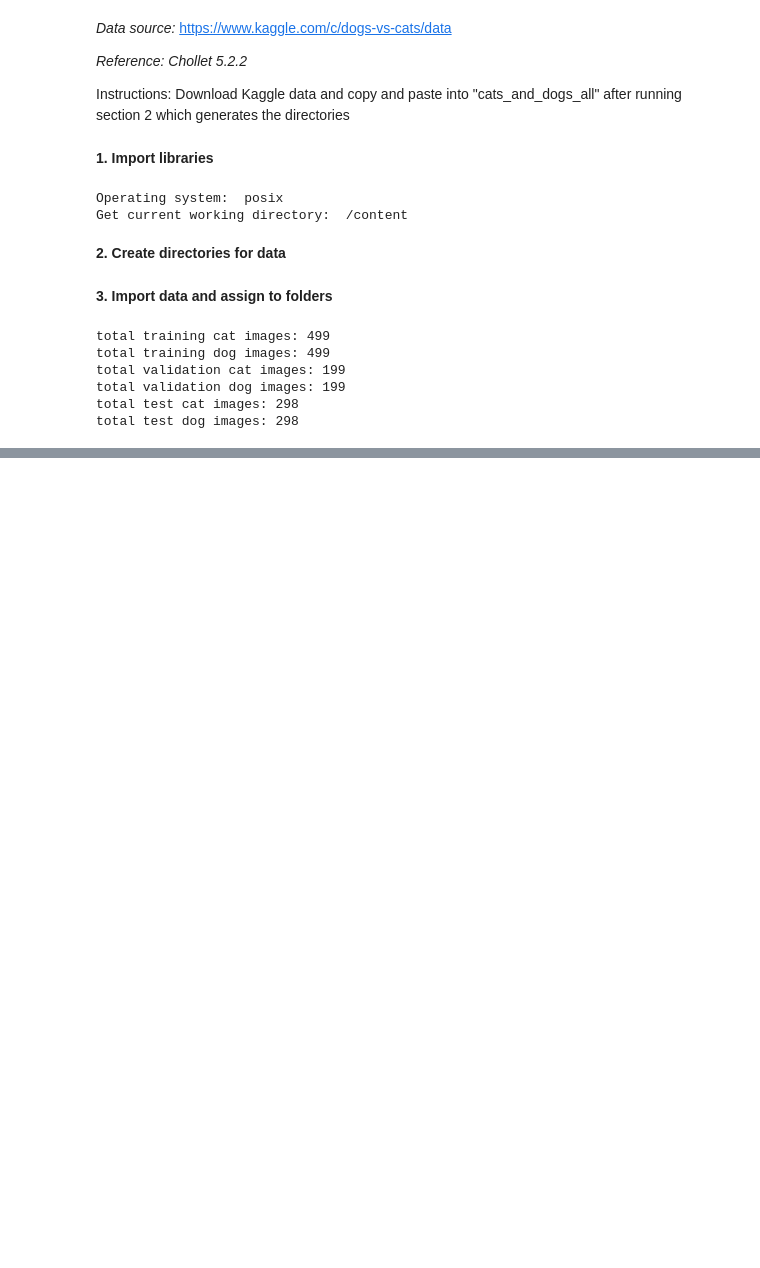
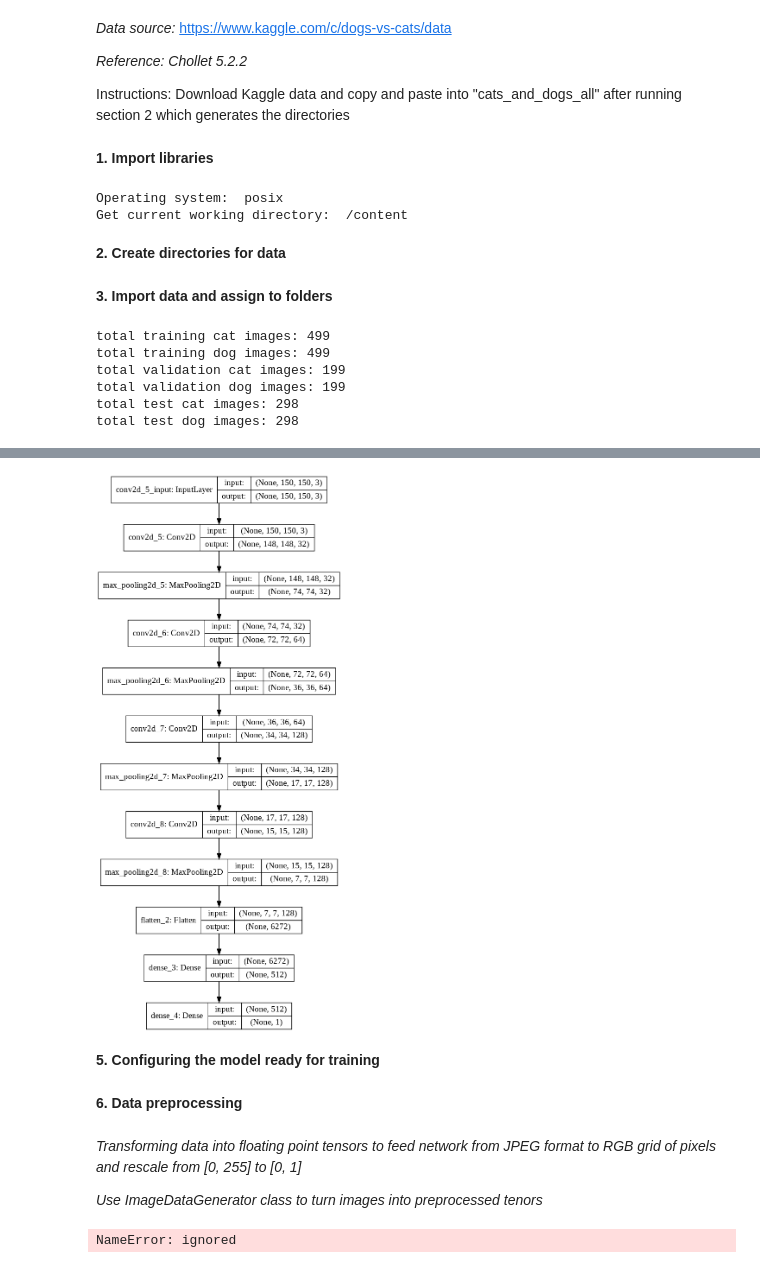
Before and after one commit to rhysdavies21/library, a Jupyter notebook: convnet_cats_&_dogs.ipynb, the cells around one changed output, grey strips where cells are left out. Cells and saved outputs as stored; diff of their text form; code cells hidden in the pictures; blank space fills up the shorter version.

```diff
--- a/convnet_cats_&_dogs.ipynb
+++ b/convnet_cats_&_dogs.ipynb
@@ -134,0 +139,17 @@ total test dog images: 298
+# %%
+from keras import layers
+from keras import models
+
+model = models.Sequential()
+model.add(layers.Conv2D(32, (3,3), activation='relu', input_shape=(150, 150, 3)))
+model.add(layers.MaxPooling2D((2,2)))
+model.add(layers.Conv2D(64, (3,3), activation='relu'))
+model.add(layers.MaxPooling2D((2,2)))
+model.add(layers.Conv2D(128, (3,3), activation='relu'))
+model.add(layers.MaxPooling2D((2,2)))
+model.add(layers.Conv2D(128, (3,3), activation='relu'))
+model.add(layers.MaxPooling2D((2,2)))
+model.add(layers.Flatten())
+model.add(layers.Dense(512, activation='relu'))
+model.add(layers.Dense(1, activation='sigmoid'))
+model.summary()
@@ -134,0 +174,8 @@ total test dog images: 298
+# %%
+# Plot model
+from keras.utils.vis_utils import plot_model
+plot_model(model, to_file='model_plot.png', show_shapes=True, show_layer_names=True)
+# %% [output]
+[figure, added]
+# %% [markdown]
+**5. Configuring the model ready for training**
@@ -134,0 +187,29 @@ total test dog images: 298
+# %% [markdown]
+**6. Data preprocessing**
+# %% [markdown]
+*Transforming data into floating point tensors to feed network from JPEG format to RGB grid of pixels and rescale from [0, 255] to [0, 1]*
+
+*Use ImageDataGenerator class to turn images into preprocessed tenors*
+# %%
+from keras.preprocessing.image import ImageDataGenerator
+train_datagen = ImageDataGenerator(rescale=1./255)
+test_datagen = ImageDataGenerator(rescale=1./255)
+
+train_generator = train_datagen.flow_from_directory(
+    train_dir,
+    target_size=(150, 150),
+    batch_size=20,
+    class_mode='binary')
+
+validation_generator = test_datagen.flow_from_directory(
+    validation_dir,
+    target_size=(150, 150),
+    batch_size=20,
+    class_mode='binary')
+
+for data_batch, labels_batch in train_generator:
+  print('data batch shape:', data_batch.shape)
+  print('labels batch shape:', labels_batch.shape)
+  break
+# %% [output]
+NameError: ignored
```
Also changed, not shown: parts of 5 cells of this notebook.
